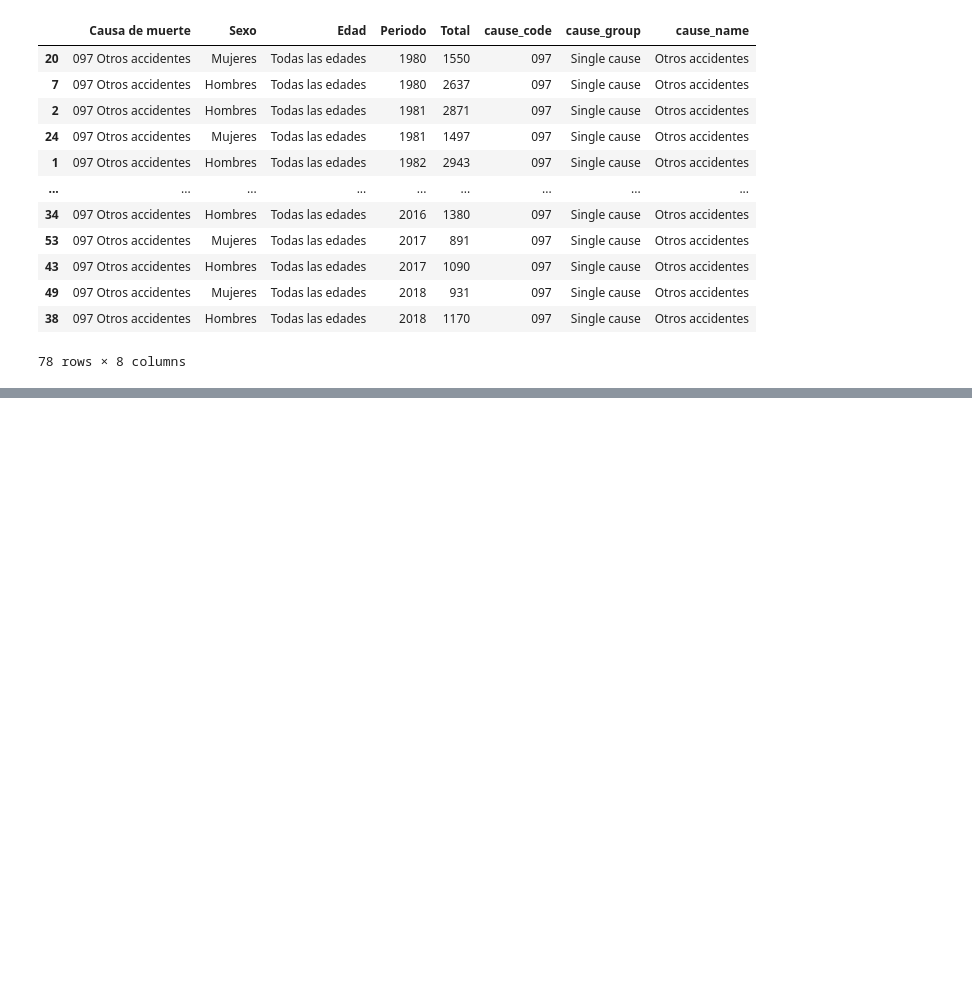
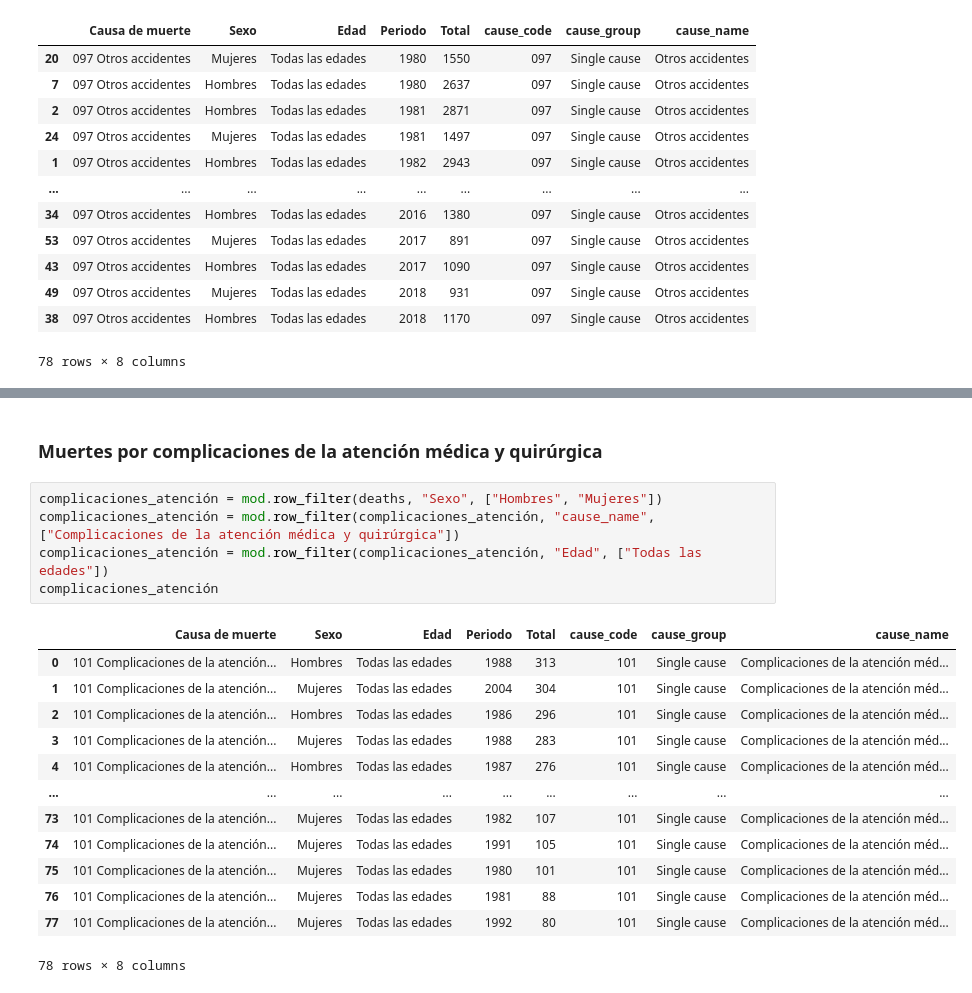
Before and after one commit to silviluliuma/deadly_viz_challenge, a Jupyter notebook: notebooks/deadly_viz_challenge.ipynb, the cells around one changed output, grey strips where cells are left out. Cells and saved outputs as stored; diff of their text form; blank space fills up the shorter version.

```diff
--- a/notebooks/deadly_viz_challenge.ipynb
+++ b/notebooks/deadly_viz_challenge.ipynb
@@ -264,0 +311,21 @@ dataset.head()
+# %% [markdown]
+### Muertes por complicaciones de la atención médica y quirúrgica
+# %%
+complicaciones_atención = mod.row_filter(deaths, "Sexo", ["Hombres", "Mujeres"])
+complicaciones_atención = mod.row_filter(complicaciones_atención, "cause_name", ["Complicaciones de la atención médica y quirúrgica"])
+complicaciones_atención = mod.row_filter(complicaciones_atención, "Edad", ["Todas las edades"])
+complicaciones_atención
+# %% [output]
+|  | Causa de muerte | Sexo | Edad | Periodo | Total | cause_code | cause_group | cause_name |
+| 0 | 101 Complicaciones de la atención... | Hombres | Todas las edades | 1988 | 313 | 101 | Single cause | Complicaciones de la atención méd... |
+| 1 | 101 Complicaciones de la atención... | Mujeres | Todas las edades | 2004 | 304 | 101 | Single cause | Complicaciones de la atención méd... |
+| 2 | 101 Complicaciones de la atención... | Hombres | Todas las edades | 1986 | 296 | 101 | Single cause | Complicaciones de la atención méd... |
+| 3 | 101 Complicaciones de la atención... | Mujeres | Todas las edades | 1988 | 283 | 101 | Single cause | Complicaciones de la atención méd... |
+| 4 | 101 Complicaciones de la atención... | Hombres | Todas las edades | 1987 | 276 | 101 | Single cause | Complicaciones de la atención méd... |
+| ... | ... | ... | ... | ... | ... | ... | ... | ... |
+| 73 | 101 Complicaciones de la atención... | Mujeres | Todas las edades | 1982 | 107 | 101 | Single cause | Complicaciones de la atención méd... |
+| 74 | 101 Complicaciones de la atención... | Mujeres | Todas las edades | 1991 | 105 | 101 | Single cause | Complicaciones de la atención méd... |
+| 75 | 101 Complicaciones de la atención... | Mujeres | Todas las edades | 1980 | 101 | 101 | Single cause | Complicaciones de la atención méd... |
+| 76 | 101 Complicaciones de la atención... | Mujeres | Todas las edades | 1981 | 88 | 101 | Single cause | Complicaciones de la atención méd... |
+| 77 | 101 Complicaciones de la atención... | Mujeres | Todas las edades | 1992 | 80 | 101 | Single cause | Complicaciones de la atención méd... |
+78 rows × 8 columns
```
Also changed, not shown: parts of 31 cells of this notebook.
